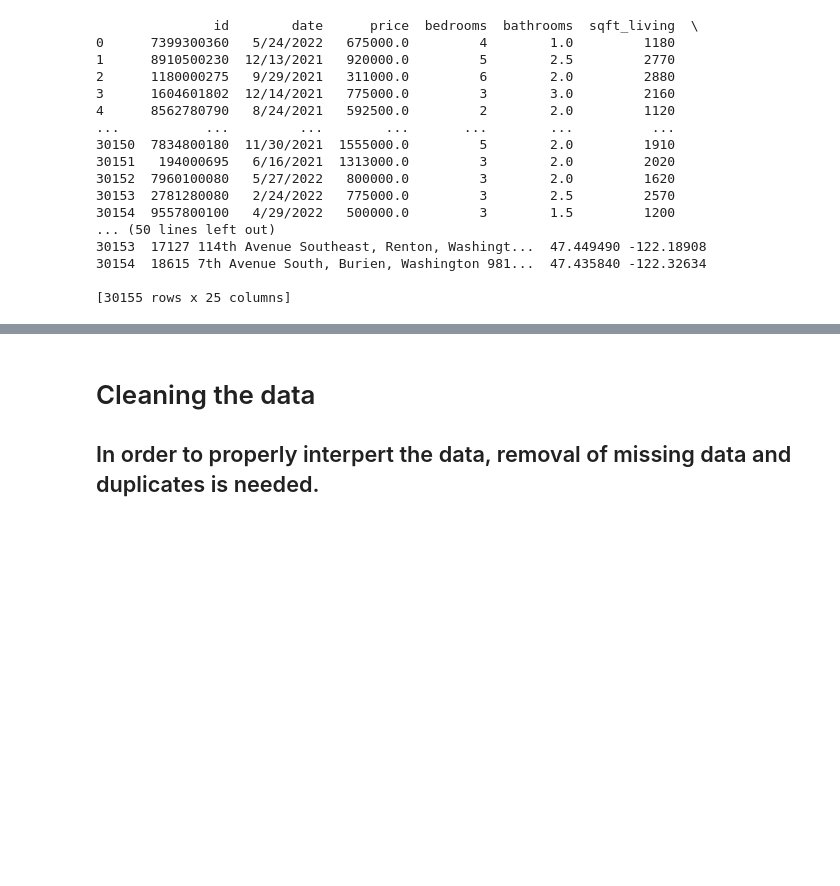
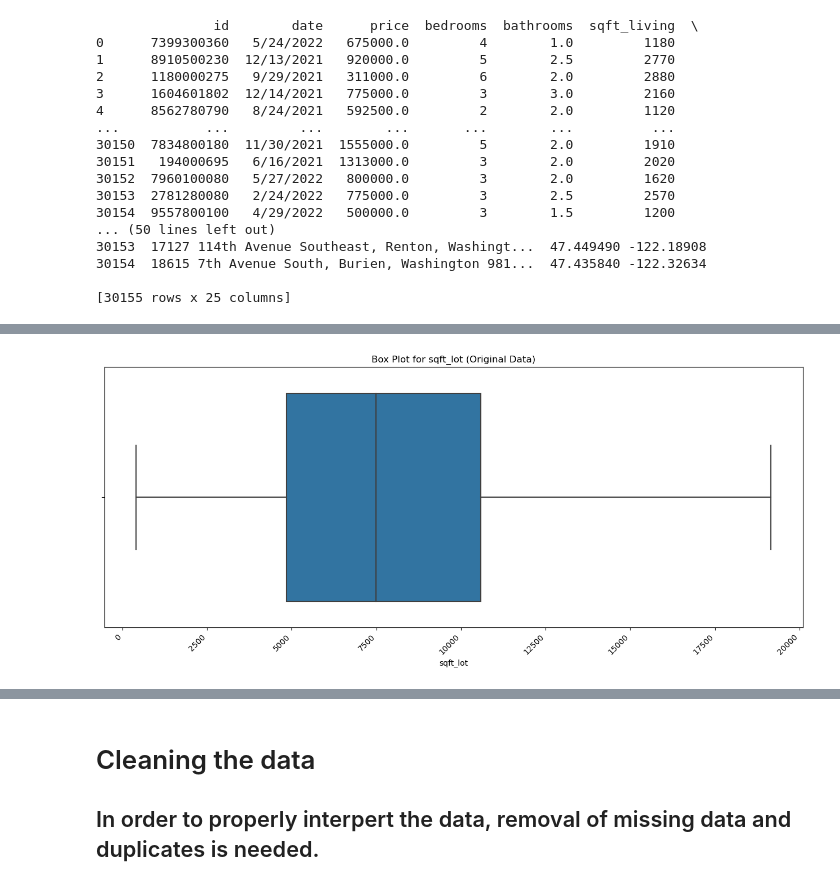
Before and after one commit to jguzzo522/project2house, a Jupyter notebook: housepj2.ipynb, the cells around one changed output, grey strips where cells are left out. Saved outputs shown, nothing was run; the diff lists cells and outputs as text; code cells hidden in the pictures; blank space fills up the shorter version.

```diff
--- a/housepj2.ipynb
+++ b/housepj2.ipynb
@@ -186,0 +294,9 @@ print(df)
+# %%
+# Create a box plot for sqft_lot with actual values on the x-axis using the original DataFrame (df)
+plt.figure(figsize=(16, 6))
+sns.boxplot(x='sqft_lot', data=df, width=0.8, showfliers=False)
+plt.title('Box Plot for sqft_lot (Original Data)')
+plt.xticks(rotation=45, ha='right')  # Rotate x-axis labels for better readability
+plt.show()
+# %% [output]
+[figure, added]
```
Also changed, not shown: parts of 57 cells of this notebook.
